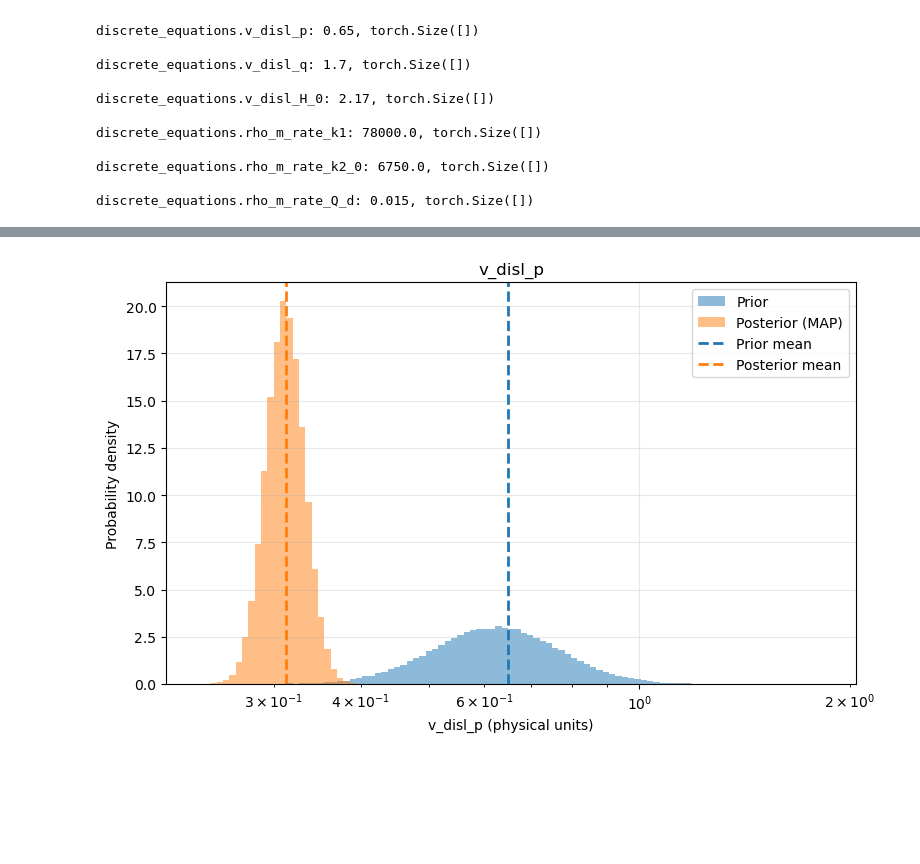
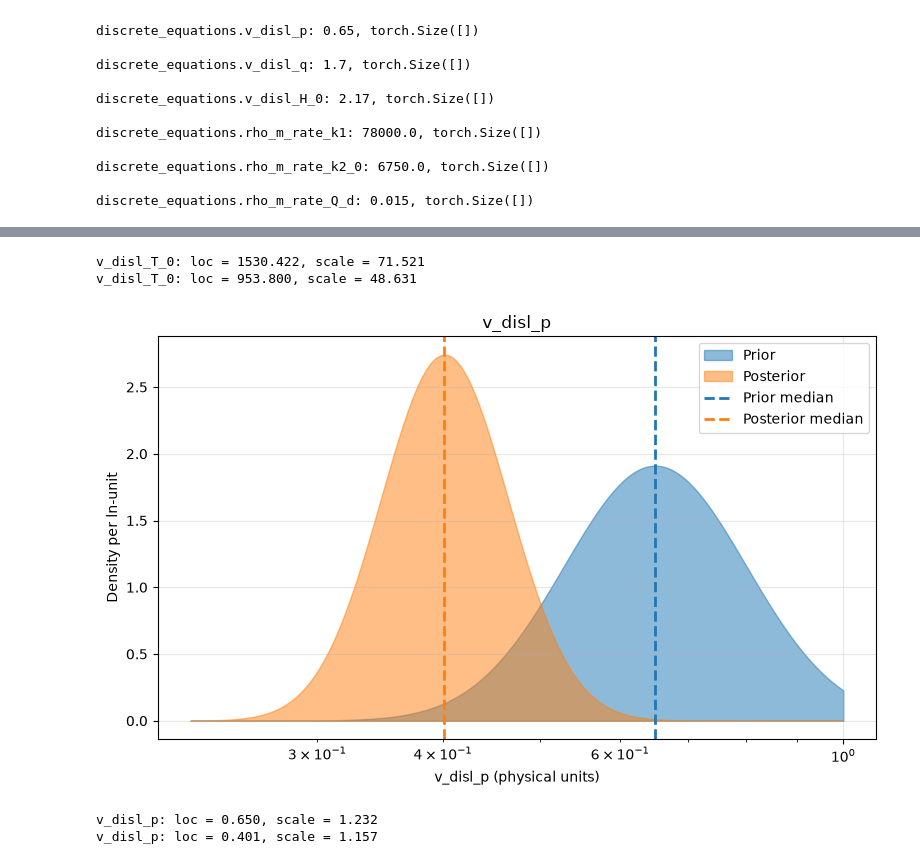
Before and after one commit to ColinMG2/neml2, a Jupyter notebook: cmg_projects/tensile_optimization/eurofer97_statistical.ipynb, the cells around one changed output, grey strips where cells are left out. Cells and saved outputs as stored; diff of their text form; code cells hidden in the pictures; blank space fills up the shorter version.

```diff
--- a/cmg_projects/tensile_optimization/eurofer97_statistical.ipynb
+++ b/cmg_projects/tensile_optimization/eurofer97_statistical.ipynb
@@ -296,3 +324,7 @@ discrete_equations.rho_m_rate_k1: 78000.0, torch.Size([])
 discrete_equations.rho_m_rate_k2_0: 6750.0, torch.Size([])
 
 discrete_equations.rho_m_rate_Q_d: 0.015, torch.Size([])
+# %%
+with torch.no_grad():
+    stress = model(loading, time, temperature)
+print(stress.shape)
@@ -326,13 +389,13 @@ class LogRangeRescale(reparametrization.RangeRescale):
         return Y
 # %%
 Bk_scaler = LogRangeRescale(
-    torch.tensor(1.0e-12, device=device), torch.tensor(1.0e-5, device=device)
+    torch.tensor(1.0e-12, device=device), torch.tensor(1.0e-8, device=device)
 )  # MPa*s
 T_0_scaler = reparametrization.RangeRescale(
     torch.tensor(100.0, device=device), torch.tensor(5000.0, device=device)
 )  # K
-p_scaler = LogRangeRescale(torch.tensor(0.01, device=device), torch.tensor(10.0, device=device))
-q_scaler = LogRangeRescale(torch.tensor(0.01, device=device), torch.tensor(10.0, device=device))
+p_scaler = LogRangeRescale(torch.tensor(0.01, device=device), torch.tensor(1.0, device=device))
+q_scaler = LogRangeRescale(torch.tensor(1.0, device=device), torch.tensor(2.0, device=device))
 H0_scaler = reparametrization.RangeRescale(
     torch.tensor(0.1, device=device), torch.tensor(10.0, device=device)
 )  # eV
@@ -386,5 +482,9 @@ hsmodel = stochastic.HierarchicalStatisticalModel(
 # %%
 nreps = 50
-predict = Predictive(hsmodel, num_samples=nreps)
-with torch.no_grad():
-    untrained = predict(loading, time, temperature)["obs"]
+untrained, failed_prior = predictive_draws(50)
+for f in failed_prior:
+    for site, v in f.items():
+        _, _, pname, _ = site.split(".")
+        scaler = model_reparameterizer.map_dict[f"discrete_equations.{pname}"]
+        print(f"{pname:18s}", scaler.forward(v).cpu().numpy())
+    print()
@@ -522,40 +642,56 @@ plt.show()
 # %%
-nsamp = 100000
+def scaled_to_physical(scaler, mu, sigma):
+    lb, ub = float(scaler.lb), float(scaler.ub)
+    return lb + float(mu) * (ub - lb), float(sigma) * abs(ub - lb)
+
+
 for _, _, n in hsmodel.bot:
-    simple_name = ".".join([n.split(".")[i] for i in [0, 2]])  # e.g. discrete_equations.v_disl_B_k
-    scaler = model_reparameterizer.map_dict[simple_name]
-    param_name = simple_name.split(".")[-1]
+    key = ".".join(n.split(".")[i] for i in [0, 2])
+    scaler = model_reparameterizer.map_dict[key]
+    param_name = key.split(".")[-1]
     is_log = isinstance(scaler, LogRangeRescale)
 
-    # [0,1]-space distributions (pyzag's MapNormal defines them here)
+    # Scaled-space (z) normals
     prior_loc = initial_params_reparam[n]
     prior_scale = prior_cov * prior_loc.abs()
     post_loc = pyro.param(f"AutoDelta.{n}_loc").detach()
     post_scale = pyro.param(f"AutoDelta.{n}_scale").detach()
 
-    # map samples to physical units (correct for both linear and log scalers)
-    prior_phys = scaler.forward(dist.Normal(prior_loc, prior_scale).sample((nsamp,))).cpu().numpy()
-    post_phys = scaler.forward(dist.Normal(post_loc, post_scale).sample((nsamp,))).cpu().numpy()
+    # Physical-space normals (in u = theta or ln(theta))
+    mu_prior, sigma_prior = scaled_to_physical(scaler, prior_loc, prior_scale)
+    mu_post, sigma_post = scaled_to_physical(scaler, post_loc, post_scale)
 
-    both = np.concatenate([prior_phys, post_phys])
-    bins = (
-        np.logspace(np.log10(both.min()), np.log10(both.max()), 100)
-        if is_log
-        else np.linspace(both.min(), both.max(), 100),
-    )
+    # Common grid covering both distribution, limited to the clamp bounds [lb, ub]
+    lo = max(min(mu_prior - 4 * sigma_prior, mu_post - 4 * sigma_post), float(scaler.lb))
+    hi = min(max(mu_prior + 4 * sigma_prior, mu_post + 4 * sigma_post), float(scaler.ub))
+    u = torch.linspace(lo, hi, 400, device=device)
+
+    y_prior = dist.Normal(mu_prior, sigma_prior).log_prob(u).exp()
+    y_post = dist.Normal(mu_post, sigma_post).log_prob(u).exp()
+    x = u.exp() if is_log else u
+    to_x = math.exp if is_log else (lambda v: v)
 
     plt.figure(figsize=(8, 5))
-    plt.hist(prior_phys, bins=bins, density=True, alpha=0.5, color="C0", label="Prior")
-    plt.hist(post_phys, bins=bins, density=True, alpha=0.5, color="C1", label="Posterior (MAP)")
-    plt.axvline(scaler.forward(prior_loc).item(), color="C0", ls="--", lw=2, label="Prior mean")
-    plt.axvline(scaler.forward(post_loc).item(), color="C1", ls="--", lw=2, label="Posterior mean")
+    plt.fill_between(x.cpu(), y_prior.cpu(), alpha=0.5, color="C0", label="Prior")
+    plt.fill_between(x.cpu(), y_post.cpu(), alpha=0.5, color="C1", label="Posterior")
+    stat = "median" if is_log else "mean"
+    plt.axvline(to_x(mu_prior), color="C0", ls="--", lw=2, label=f"Prior {stat}")
+    plt.axvline(to_x(mu_post), color="C1", ls="--", lw=2, label=f"Posterior {stat}")
+
     if is_log:
         plt.xscale("log")
     plt.xlabel(f"{param_name} (physical units)")
-    plt.ylabel("Probability density")
+    plt.ylabel("Density per ln-unit" if is_log else "Probability density")
     plt.title(param_name)
     plt.legend(loc="best")
     plt.grid(alpha=0.3)
     plt.tight_layout()
     plt.show()
+
+    if param_name == "v_disl_B_k":
+        print(rf"{param_name}: loc = {to_x(mu_prior):.3e}, scale = {to_x(sigma_prior):.3f}")
+        print(rf"{param_name}: loc = {to_x(mu_post):.3e}, scale = {to_x(sigma_post):.3f}")
+    else:
+        print(rf"{param_name}: loc = {to_x(mu_prior):.3f}, scale = {to_x(sigma_prior):.3f}")
+        print(rf"{param_name}: loc = {to_x(mu_post):.3f}, scale = {to_x(sigma_post):.3f}")
 # %% [output]
@@ -564 +702,5 @@ for _, _, n in hsmodel.bot:
+v_disl_T_0: loc = 1530.422, scale = 71.521
+v_disl_T_0: loc = 953.800, scale = 48.631
-[figure, old version]
+[figure, new version]
+v_disl_p: loc = 0.650, scale = 1.232
+v_disl_p: loc = 0.401, scale = 1.157
```
Also changed, not shown: parts of 15 cells of this notebook, 11 other files.
